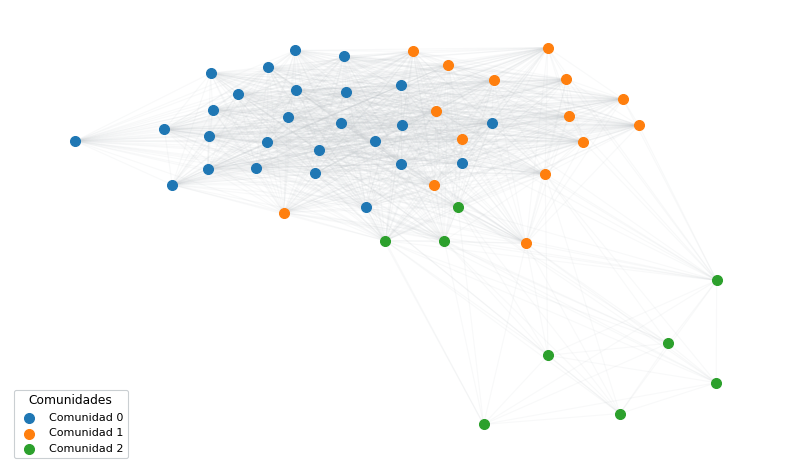
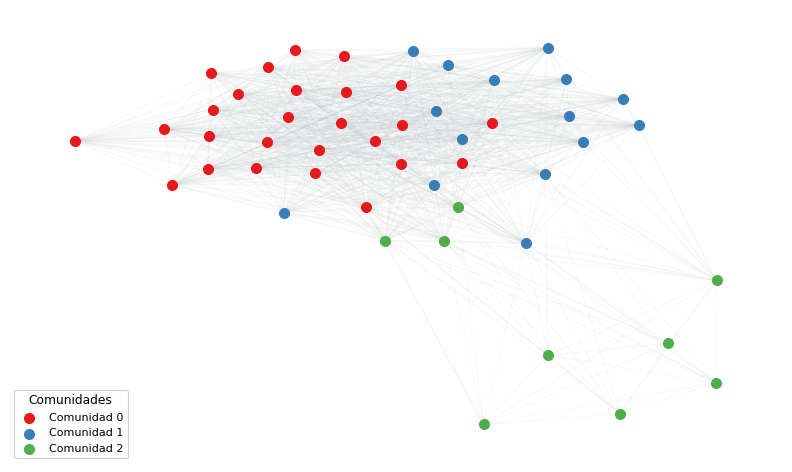
Code edit (unified diff) that turned the first committed figure into the second:
--- before
+++ after
@@ -30,5 +30,5 @@
 
 lista_comunidades = sorted(list(set(partition.values())))
-mapa_colores = plt.cm.tab10
+mapa_colores = plt.cm.Set1
 
 for i, com_id in enumerate(lista_comunidades):
@@ -62,4 +62,5 @@
 #     pad=20,
 # )
+plt.savefig("communities.png", bbox_inches="tight", dpi=300)
 plt.axis("off")
 plt.tight_layout()

Commit: feat: limpieza y exportacion de graficos